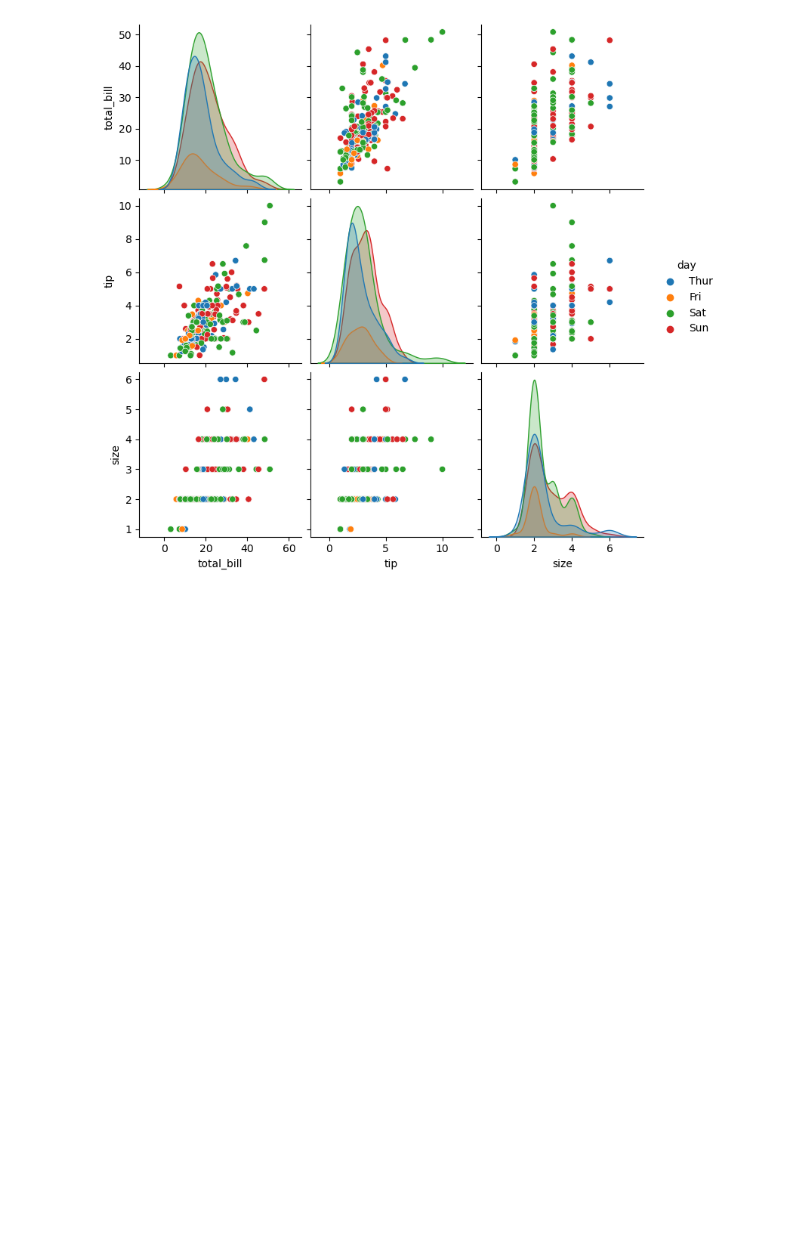
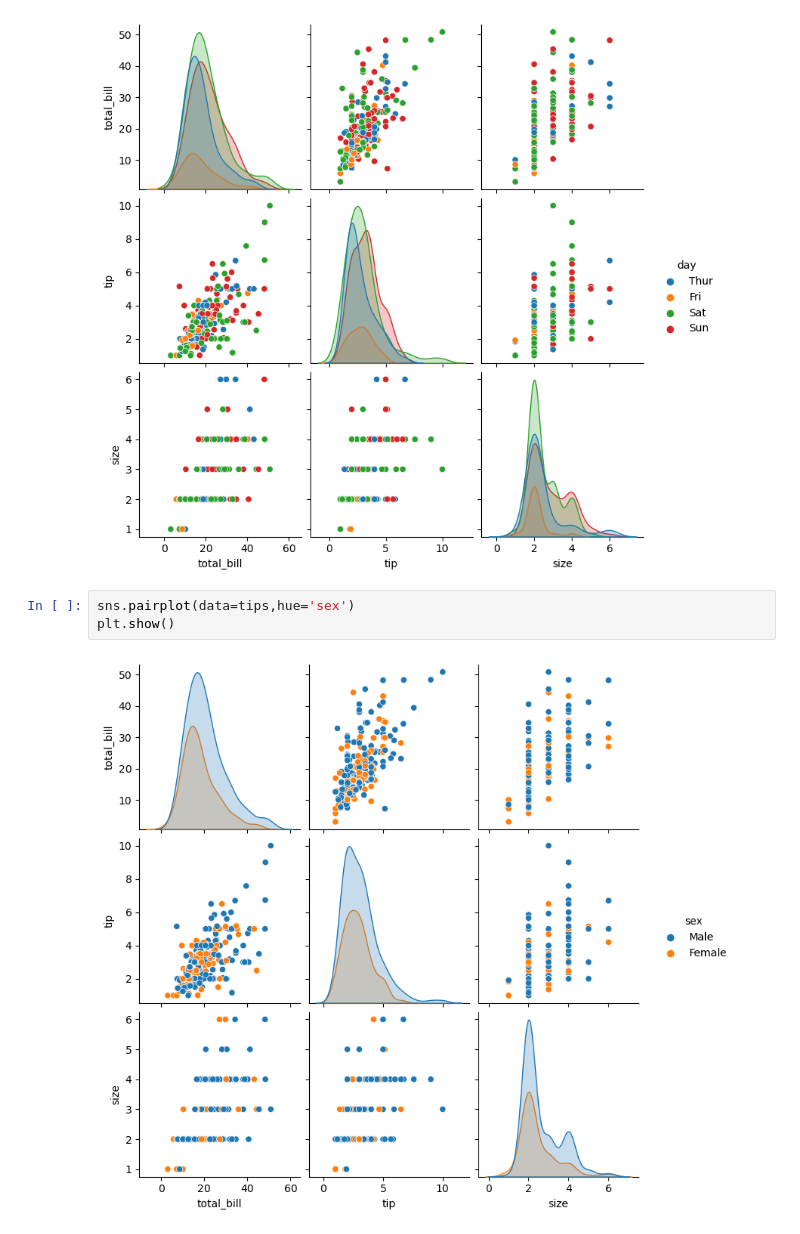
Before and after one commit to dparedes616/python_Matplotlib_Seaborn, a Jupyter notebook: relation.ipynb, the cells around one changed output. Cells and saved outputs as stored; diff of their text form; blank space fills up the shorter version.

Commit message:
Jointplot y Pairplot

```diff
--- a/relation.ipynb
+++ b/relation.ipynb
@@ -27,3 +27,8 @@ sns.pairplot(data=tips,hue='day')
 plt.show()
 # %% [output]
 [figure]
+# %%
+sns.pairplot(data=tips,hue='sex')
+plt.show()
+# %% [output]
+[figure, added]
```
Also changed, not shown: 4 other files.
